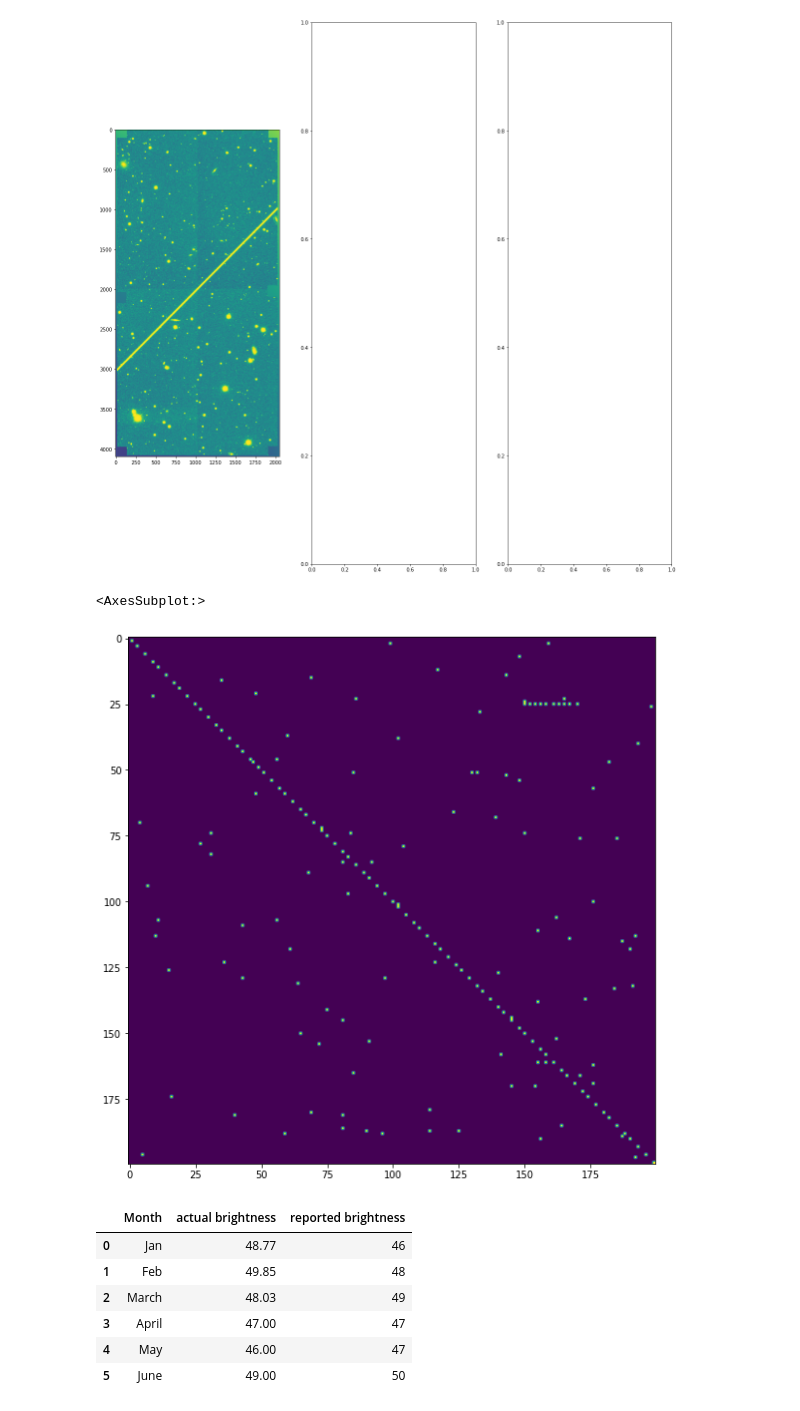
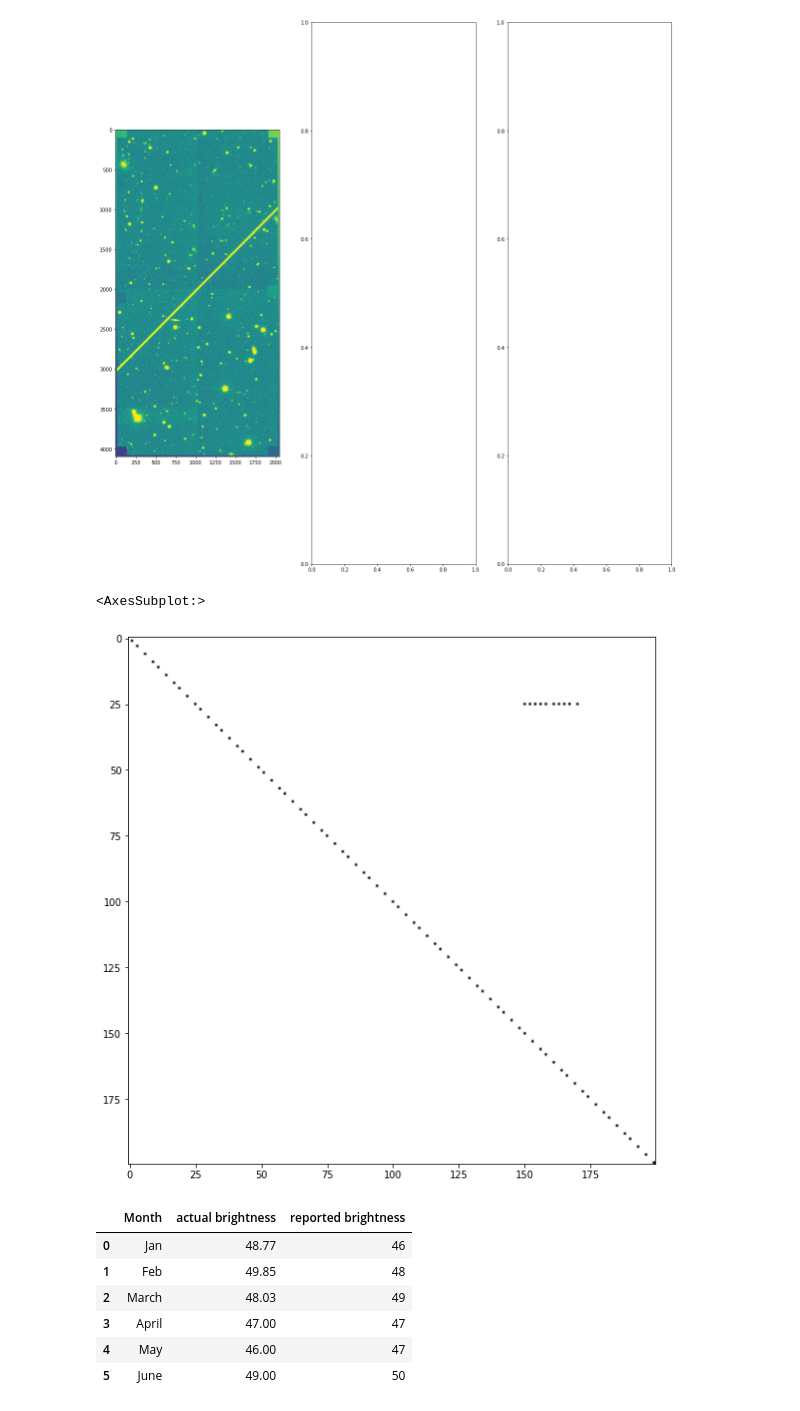
Before and after one commit to uwescience/satmetrics, a Jupyter notebook: presentation_plots.ipynb, the cells around one changed output. Saved outputs shown, nothing was run; the diff lists cells and outputs as text; code cells hidden in the pictures.

```diff
--- a/presentation_plots.ipynb
+++ b/presentation_plots.ipynb
@@ -49,12 +66,15 @@ nclusters = int(np.max(clustered_lines[:,-1]) + 1)
+# %%
+clustered_lines[2,-1] = 5
+clustered_lines[3,-1] = 6
 # %%
 #Plots of line detection
 from random import randint
-color = []
-n = nclusters
-for i in range(n):
-    color.append('#%06X' % randint(0, 0xFFFFFF))
+color = ['dodgerblue', 'darkorange', 'green', 'red', 'purple', 'saddlebrown', 'pink', 'gray', 'yellow', 'deepskyblue']
+#n = nclusters
+#for i in range(n):
+#    color.append('#%06X' % randint(0, 0xFFFFFF))
 
-fig, axes = plt.subplots(1, 3, figsize=(30, 30))
+fig, axes = plt.subplots(1, 3, figsize=(40, 40))
 ax = axes.ravel()
 
 ld.show(results_ht['Thresholded Image'], cmap="gray", ax=ax[0], interpolation="none")
@@ -107,26 +127,26 @@ ld.show(histeq, ax=axes[0])
 # %%
 #Plot to demonstrate the voting method of Hough Transform
 import numpy as np
 test_img = np.zeros((200,200))
 
 for i in np.linspace(1,199,75,dtype='int'):
     test_img[i,i] = 255
 
 for i in np.linspace(150,170,10, dtype='int'):
     test_img[25,i] = 255
 
 #Introduce noise
-x = list(np.random.randint(0, high=199, size=(100,), dtype=int))
-y = list(np.random.randint(0, high=199, size=(100,), dtype=int))
+#x = list(np.random.randint(0, high=199, size=(700,), dtype=int))
+#y = list(np.random.randint(0, high=199, size=(700,), dtype=int))
 
-for x, y in zip(x,y):
-    test_img[x,y] = 255
+#for x, y in zip(x,y):
+ #   test_img[x,y] = 255
 
 fig, axes = plt.subplots(figsize=(10, 10))
-ld.show(test_img, ax=axes)
+ld.show(test_img, ax=axes, cmap='Greys')
 # %% [output]
 <AxesSubplot:>
-[figure, old version]
+[figure, new version]
 # %%
 #Analyze results
 import pandas as pd
```
Also changed, not shown: parts of 4 cells of this notebook.
